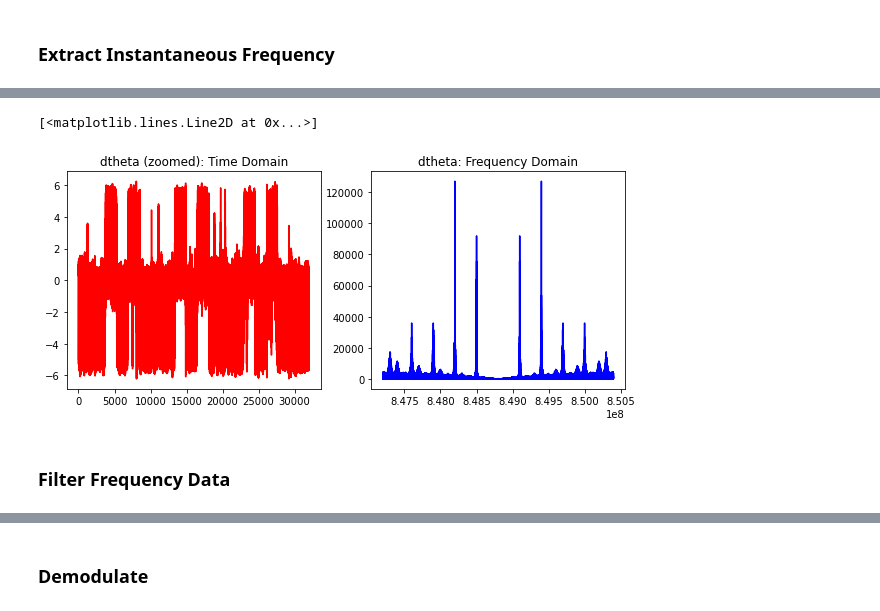
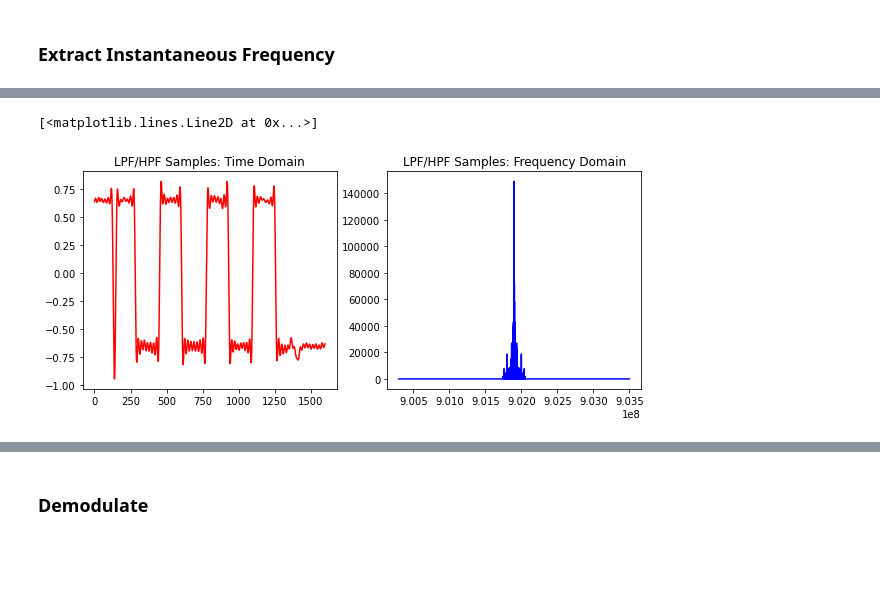
Before and after one commit to amitferman/FSK-Backscatter, a Jupyter notebook: rx/rx.ipynb, the cells around one changed output, grey strips where cells are left out. Saved outputs shown, nothing was run; the diff lists cells and outputs as text; code cells hidden in the pictures; blank space fills up the shorter version.

```diff
--- a/rx/rx.ipynb
+++ b/rx/rx.ipynb
@@ -154,10 +143,22 @@ theta = np.arctan2(filteredsignal.imag, filteredsignal.real)
 # %%
-# compute phase derivative (= frequency) with 0, +pi comparison method
-derivthetap0 = np.convolve([1,-1], theta,'same')
-derivthetapp = np.convolve([1,-1], (theta+np.pi) % (2*np.pi),'same')
-derivtheta = np.zeros(len(derivthetap0))
-for i in range(len(derivthetap0)):
-    if (abs(derivthetap0[i]) < abs(derivthetapp[i])):
-        derivtheta[i] = derivthetap0[i]
+# compute phase derivative with 0, +pi/2 comparison to avoid edge artifacts
+dt0 = np.convolve([1,-1], theta,'same')
+dt1 = np.convolve([1,-1], (theta+np.pi/2) % (2*np.pi),'same')
+derivtheta = np.zeros(len(dt0))
+
+for i in range(len(dt0)):
+    if (abs(dt0[i]) < abs(dt1[i])):
+        derivtheta[i] = dt0[i]
     else:
-        derivtheta[i] = derivthetapp[i]
+        derivtheta[i] = dt1[i]
+
+spectrum = np.fft.fftshift(np.fft.fft(derivtheta))
+freqs = np.linspace(-dec_nyquist, +dec_nyquist, N)
+
+a = sampsperbit*20
+b = round(sampsperbit*30)
+fig, (ax1, ax2) = plt.subplots(1, 2, figsize=(10, 4))
+ax1.set_title("dtheta (zoomed): Time Domain")
+ax1.plot(derivtheta[a:b], color='red')
+ax2.set_title("dtheta: Frequency Domain")
+ax2.plot(dfreqs, np.abs(spectrum), color='blue')
@@ -164,16 +168,16 @@ for i in range(len(derivthetap0)):
 # %%
-spectrum = np.fft.fftshift(np.fft.fft(derivtheta))
-freqs = np.linspace(fc-nyquist, fc+nyquist, N)
+# lpf filtering
+lpf = 0.15e6
+lpf_spectrum = spectrum  * bandpassmask(dec_N, dec_fsps, lpf)
+lpf_theta = np.fft.ifft(np.fft.fftshift(lpf_spectrum))
 
 a = sampsperbit*20
-b = sampsperbit*40
+b = round(sampsperbit*30)
 fig, (ax1, ax2) = plt.subplots(1, 2, figsize=(10, 4))
-ax1.set_title("dtheta (zoomed): Time Domain")
-ax1.plot(derivtheta[a:b], color='red')
-ax2.set_title("dtheta: Frequency Domain")
-ax2.plot(freqs, np.abs(spectrum), color='blue')
+ax1.set_title("LPF/HPF Samples: Time Domain")
+ax1.plot(lpf_theta[a:b], color='red')
+ax2.set_title("LPF/HPF Samples: Frequency Domain")
+ax2.plot(dfreqs, np.abs(lpf_spectrum), color='blue')
 # %% [output]
 [<matplotlib.lines.Line2D at 0x...>]
-[figure, old version]
+[figure, new version]
-# %% [markdown]
-### Filter Frequency Data
```
Also changed, not shown: parts of 30 cells of this notebook, 21 other files.
